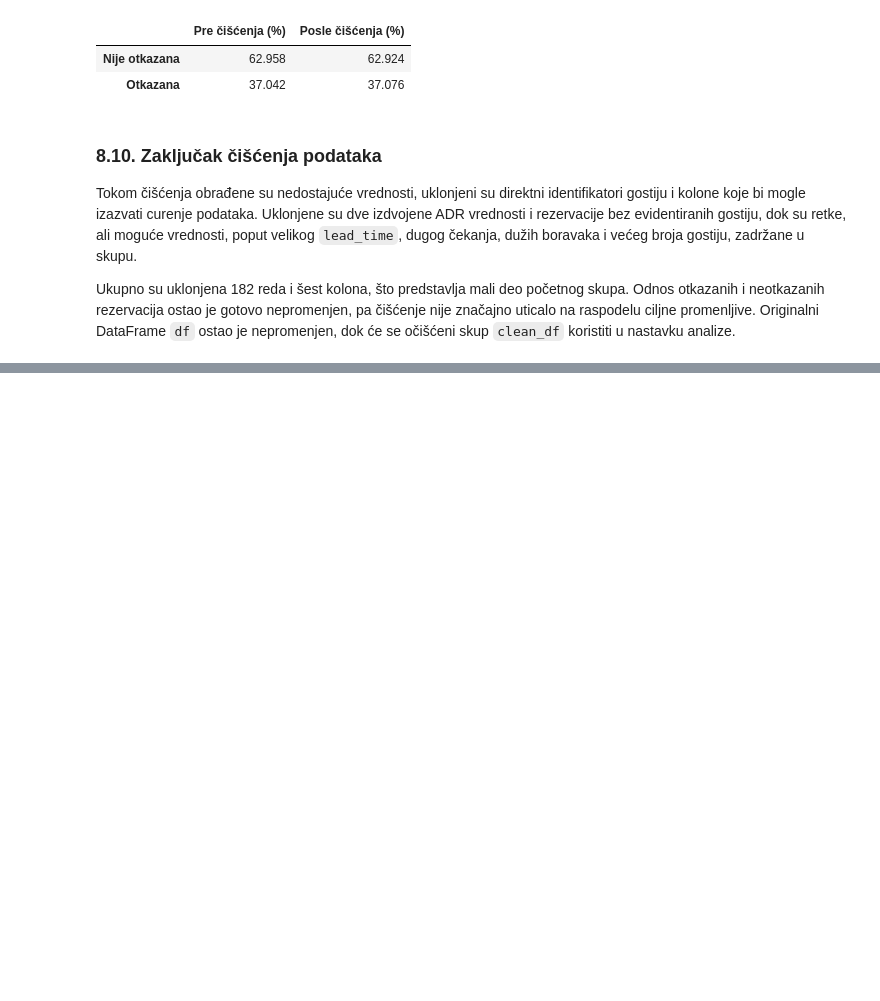
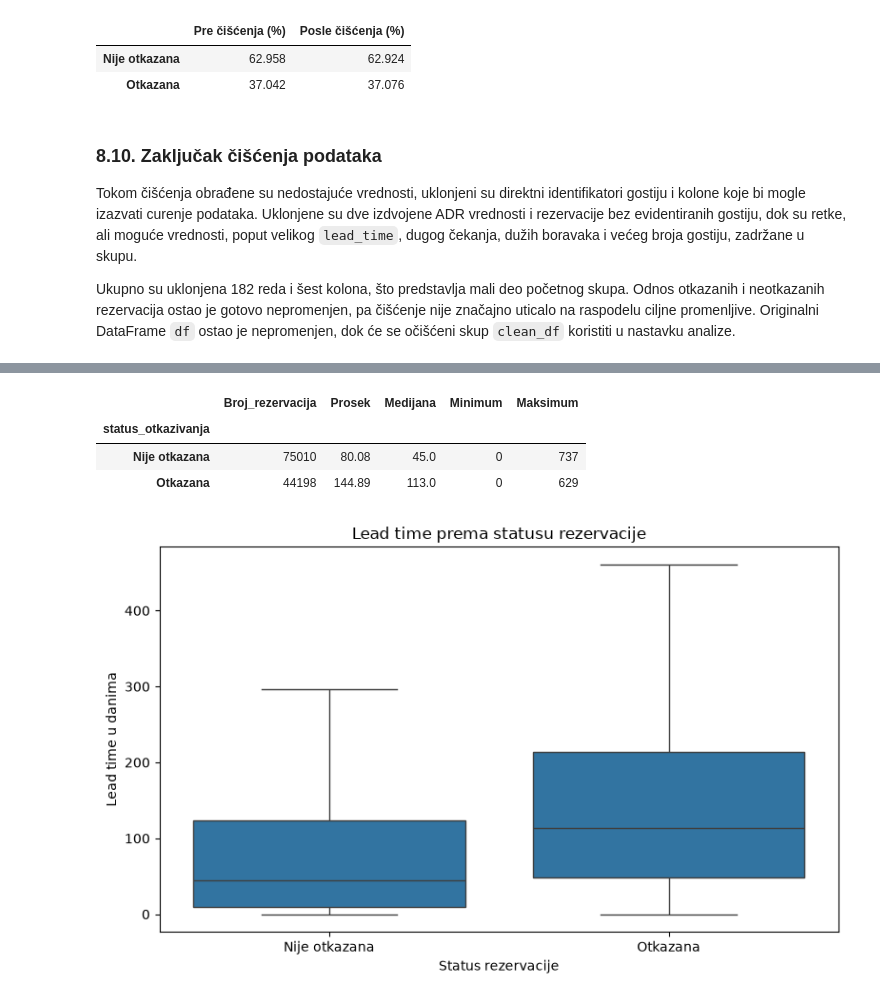
Before and after one commit to angelinalazarevic/Seminarski-UNP---Hotel-Booking, a Jupyter notebook: notebooks/hotel_booking_analysis.ipynb, the cells around one changed output, grey strips where cells are left out. Drawn from its saved outputs; the diff is of its cells as text; code cells hidden in the pictures; blank space fills up the shorter version.

```diff
--- a/notebooks/hotel_booking_analysis.ipynb
+++ b/notebooks/hotel_booking_analysis.ipynb
@@ -966,0 +1095,35 @@ Ukupno su uklonjena 182 reda i šest kolona, što predstavlja mali deo početnog
+# %%
+lead_time_statistics = (
+    eda_df.groupby("status_otkazivanja")["lead_time"]
+    .agg(
+        Broj_rezervacija="count",
+        Prosek="mean",
+        Medijana="median",
+        Minimum="min",
+        Maksimum="max"
+    ).round(2)
+)
+
+display(lead_time_statistics)
+
+
+plt.figure(figsize=(8, 5))
+
+sb.boxplot(
+    data=eda_df,
+    x="status_otkazivanja",
+    y="lead_time",
+    showfliers=False
+)
+
+plt.title("Lead time prema statusu rezervacije")
+plt.xlabel("Status rezervacije")
+plt.ylabel("Lead time u danima")
+plt.tight_layout()
+plt.show()
+# %% [output]
+|  | Broj_rezervacija | Prosek | Medijana | Minimum | Maksimum |
+| status_otkazivanja |  |  |  |  |  |
+| Nije otkazana | 75010 | 80.08 | 45.0 | 0 | 737 |
+| Otkazana | 44198 | 144.89 | 113.0 | 0 | 629 |
+[figure, added]
```
Also changed, not shown: parts of 44 cells of this notebook.
